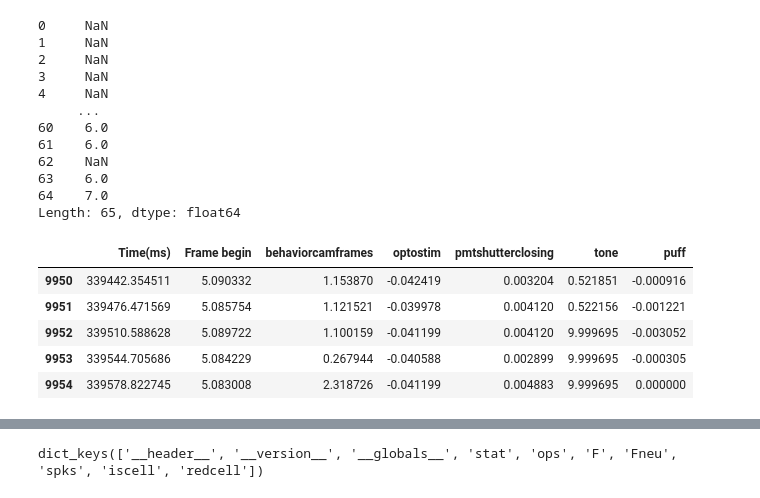
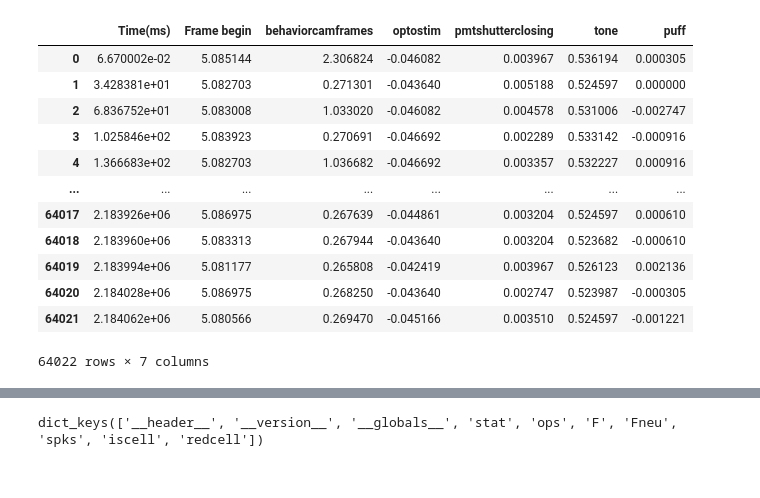
Before and after one commit to Yuchang09/DataAlign, a Jupyter notebook: scrach_space.ipynb, the cells around one changed output, grey strips where cells are left out. Cells and saved outputs as stored; diff of their text form; code cells hidden in the pictures.

```diff
--- a/scrach_space.ipynb
+++ b/scrach_space.ipynb
@@ -14,16 +8,17 @@ from utils.config_utils import DataConfig
 # %%
 data = FileUtils.read_csv_file(DataConfig.FilePath)
-data["puff_offset_index"] - data["puff_onset_index"]
+data
 # %% [output]
+|  | Time(ms) | Frame begin | behaviorcamframes | optostim | pmtshutterclosing | tone | puff |
+| 0 | 6.670002e-02 | 5.085144 | 2.306824 | -0.046082 | 0.003967 | 0.536194 | 0.000305 |
+| 1 | 3.428381e+01 | 5.082703 | 0.271301 | -0.043640 | 0.005188 | 0.524597 | 0.000000 |
+| 2 | 6.836752e+01 | 5.083008 | 1.033020 | -0.046082 | 0.004578 | 0.531006 | -0.002747 |
+| 3 | 1.025846e+02 | 5.083923 | 0.270691 | -0.046692 | 0.002289 | 0.533142 | -0.000916 |
+| 4 | 1.366683e+02 | 5.082703 | 1.036682 | -0.046692 | 0.003357 | 0.532227 | 0.000916 |
+| ... | ... | ... | ... | ... | ... | ... | ... |
+| 64017 | 2.183926e+06 | 5.086975 | 0.267639 | -0.044861 | 0.003204 | 0.524597 | 0.000610 |
+| 64018 | 2.183960e+06 | 5.083313 | 0.267944 | -0.043640 | 0.003204 | 0.523682 | -0.000610 |
+| 64019 | 2.183994e+06 | 5.081177 | 0.265808 | -0.042419 | 0.003967 | 0.526123 | 0.002136 |
+| 64020 | 2.184028e+06 | 5.086975 | 0.268250 | -0.043640 | 0.002747 | 0.523987 | -0.000305 |
+| 64021 | 2.184062e+06 | 5.080566 | 0.269470 | -0.045166 | 0.003510 | 0.524597 | -0.001221 |
-0     NaN
-1     NaN
-2     NaN
-3     NaN
-4     NaN
-     ...
-60    6.0
-61    6.0
-62    NaN
-63    6.0
-64    7.0
-Length: 65, dtype: float64
+64022 rows × 7 columns
@@ -34,9 +24,0 @@ tone_onset = AnalysisUtil.find_event(filtered_voltage_data, " tone", "Time(ms)",
-# %%
-filtered_voltage_data.iloc[9950:9955]
-# %% [output]
-|  | Time(ms) | Frame begin | behaviorcamframes | optostim | pmtshutterclosing | tone | puff |
-| 9950 | 339442.354511 | 5.090332 | 1.153870 | -0.042419 | 0.003204 | 0.521851 | -0.000916 |
-| 9951 | 339476.471569 | 5.085754 | 1.121521 | -0.039978 | 0.004120 | 0.522156 | -0.001221 |
-| 9952 | 339510.588628 | 5.089722 | 1.100159 | -0.041199 | 0.004120 | 9.999695 | -0.003052 |
-| 9953 | 339544.705686 | 5.084229 | 0.267944 | -0.040588 | 0.002899 | 9.999695 | -0.000305 |
-| 9954 | 339578.822745 | 5.083008 | 2.318726 | -0.041199 | 0.004883 | 9.999695 | 0.000000 |
```
Also changed, not shown: parts of 18 cells of this notebook, 3 other files.
